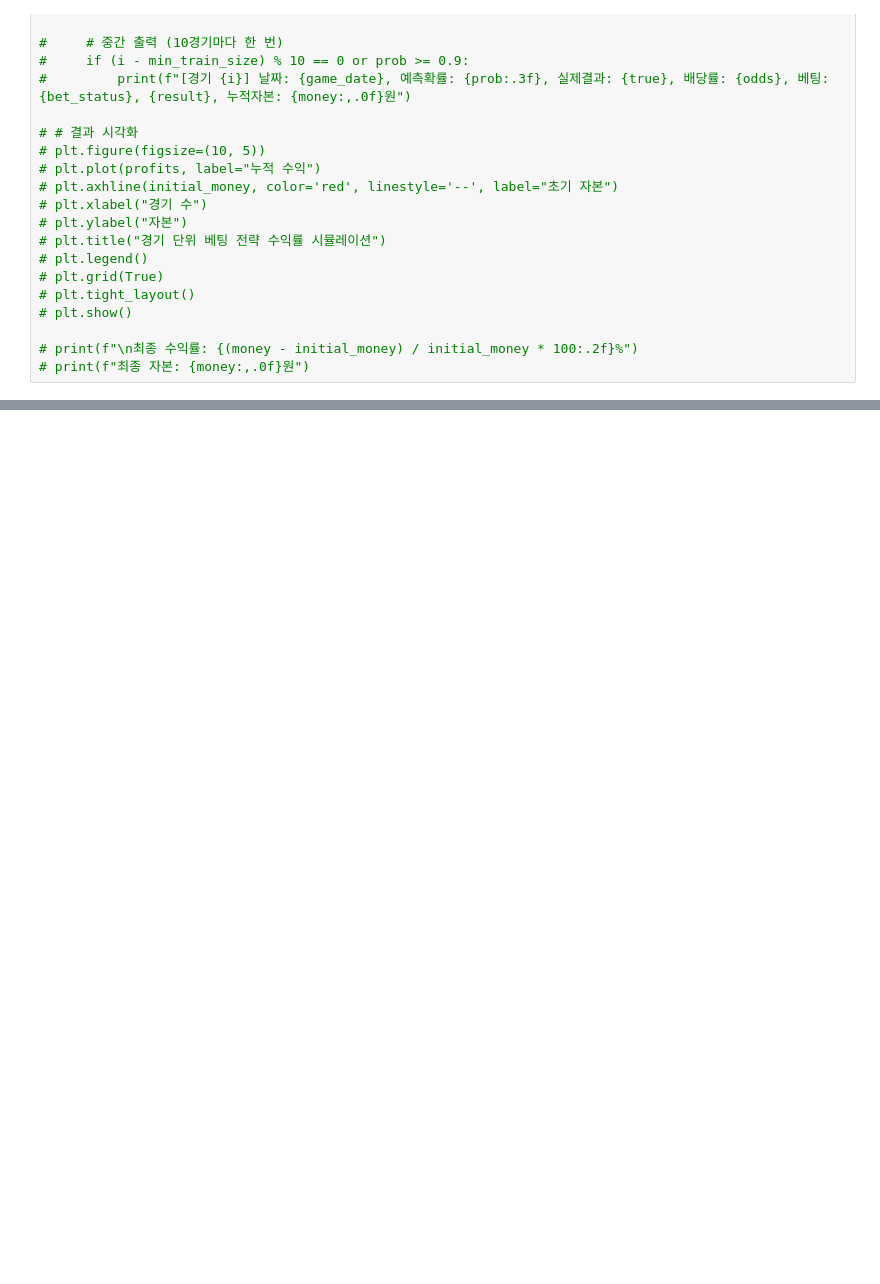
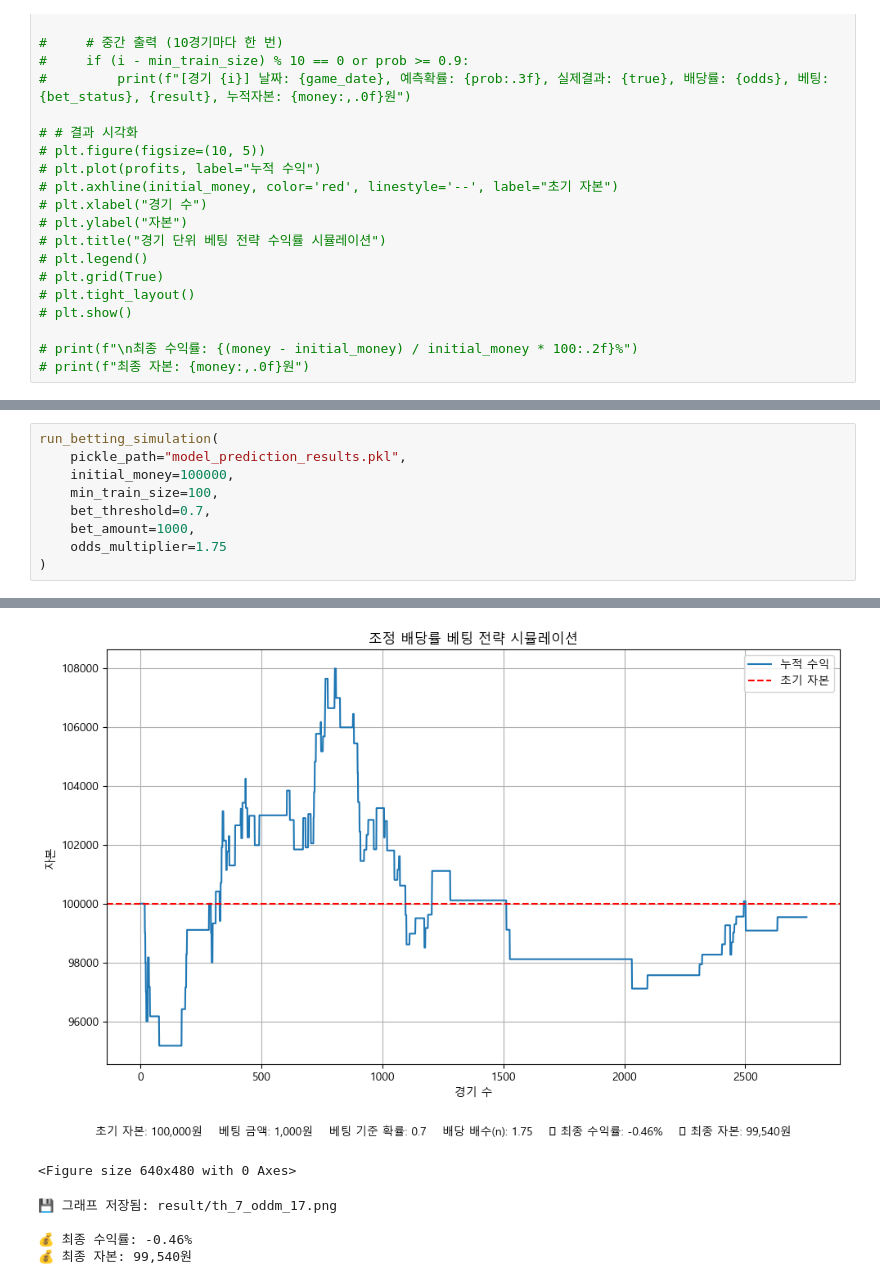
Before and after one commit to jinha12345/BASEBALL, a Jupyter notebook: Model_Main.ipynb, the cells around one changed output, grey strips where cells are left out. Saved outputs shown, nothing was run; the diff lists cells and outputs as text; blank space fills up the shorter version.

```diff
--- a/Model_Main.ipynb
+++ b/Model_Main.ipynb
@@ -4278,0 +1630,10 @@ print(f"최종 자본: {money:,.0f}원")
+# %%
+run_betting_simulation(
+    pickle_path="model_prediction_results.pkl",
+    initial_money=100000,
+    min_train_size=100,
+    bet_threshold=0.7,
+    bet_amount=1000,
+    odds_multiplier=1.75
+)
+# %% [output]
@@ -4278,0 +1657,6 @@ print(f"최종 자본: {money:,.0f}원")
+[figure, added]
+<Figure size 640x480 with 0 Axes>
+💾 그래프 저장됨: result/th_7_oddm_17.png
+
+💰 최종 수익률: -0.46%
+💰 최종 자본: 99,540원
```
Also changed, not shown: parts of 68 cells of this notebook, 12 other files.
